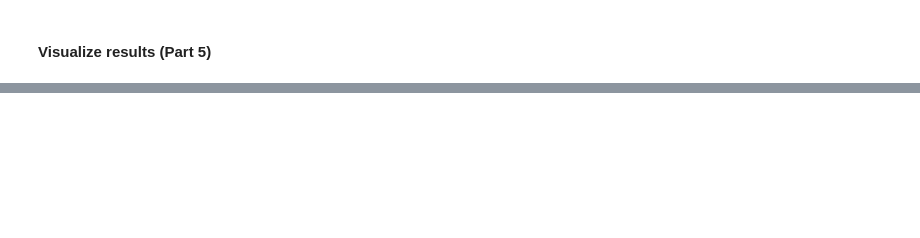
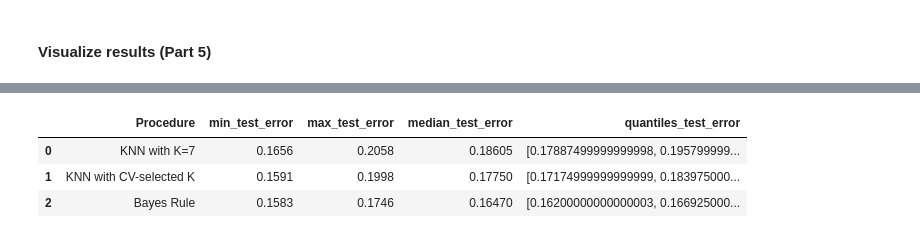
Before and after one commit to richardxs/CS598_Pratical_Statistical_Learning, a Jupyter notebook: Assignment_1_final.ipynb, the cells around one changed output, grey strips where cells are left out. Cells and saved outputs as stored; diff of their text form; code cells hidden in the pictures; blank space fills up the shorter version.

```diff
--- a/Assignment_1_final.ipynb
+++ b/Assignment_1_final.ipynb
@@ -546,11 +497,27 @@ def generate_test_errors(num_iterations,k,n_folds,training_sample_size,testing_s
 
         # KNN with CV-selected K (Part 2c)
         # Implement 10-fold cross-validation here to select the optimal K.
-        test_errors_cv.append(generate_knn_cross_validation_errors(k,n_folds, X_training_simulation,Y_training_simulation,X_testing_simulation,Y_testing_simulation))
+        test_errors_cv.append(generate_knn_cross_validation_errors(kcv_min,n_folds, X_training_simulation,Y_training_simulation,X_testing_simulation,Y_testing_simulation))
 
         # Bayes Rule (Part 2d)
         # Implement the Bayes rule based on the known data generation process.
         test_errors_bayes.append(generate_bayes_error(X_testing_simulation,Y_testing_simulation,mu_k0,mu_k1))
 
     return test_errors_k7,test_errors_cv, test_errors_bayes
+# %%
+def generate_analysis_results(test_errors_k7,test_errors_cv, test_errors_bayes):
+    # Assuming you have the test errors for the three procedures: test_errors_k7, test_errors_cv, test_errors_bayes
+
+    # Create a DataFrame with procedure names as rows and analysis statistics as columns
+    data = {
+        'Procedure': ['KNN with K=7', 'KNN with CV-selected K', 'Bayes Rule'],
+        'min_test_error': [np.min(test_errors_k7), np.min(test_errors_cv), np.min(test_errors_bayes)],
+        'max_test_error': [np.max(test_errors_k7), np.max(test_errors_cv), np.max(test_errors_bayes)],
+        'median_test_error': [np.median(test_errors_k7), np.median(test_errors_cv), np.median(test_errors_bayes)],
+        'quantiles_test_error': [np.percentile(test_errors_k7, [25, 75]), np.percentile(test_errors_cv, [25, 75]), np.percentile(test_errors_bayes, [25, 75])]
+    }
+
+    # Create the DataFrame
+    analysis_df = pd.DataFrame(data)
+    return analysis_df
 # %% [markdown]
@@ -569,5 +535,10 @@ def perform_simulation(num_iterations,k,n_folds,training_sample_size,testing_sam
 
     # Step 2: Generate comparision Plots:
     visualize_errors_using_box_plot(test_errors_k7,test_errors_cv, test_errors_bayes)
+
+    # Step 3: Generate Analysis Results:
+    result = generate_analysis_results(test_errors_k7,test_errors_cv, test_errors_bayes)
+
+    return result
 # %%
-#perform_simulation(num_iterations = 50,k=7,n_folds=10,training_sample_size=200,testing_sample_size=10000,mu_k0=mu_k0, mu_k1=mu_k1)
+result = perform_simulation(50,7,10,200,10000,mu_k0, mu_k1)
@@ -577,0 +545,7 @@ perform_simulation(50,7,10,200,10000,mu_k0, mu_k1)
+# %%
+result
+# %% [output]
+|  | Procedure | min_test_error | max_test_error | median_test_error | quantiles_test_error |
+| 0 | KNN with K=7 | 0.1656 | 0.2058 | 0.18605 | [0.17887499999999998, 0.195799999... |
+| 1 | KNN with CV-selected K | 0.1591 | 0.1998 | 0.17750 | [0.17174999999999999, 0.183975000... |
+| 2 | Bayes Rule | 0.1583 | 0.1746 | 0.16470 | [0.16200000000000003, 0.166925000... |
```
Also changed, not shown: parts of 17 cells of this notebook, 1 other file.
